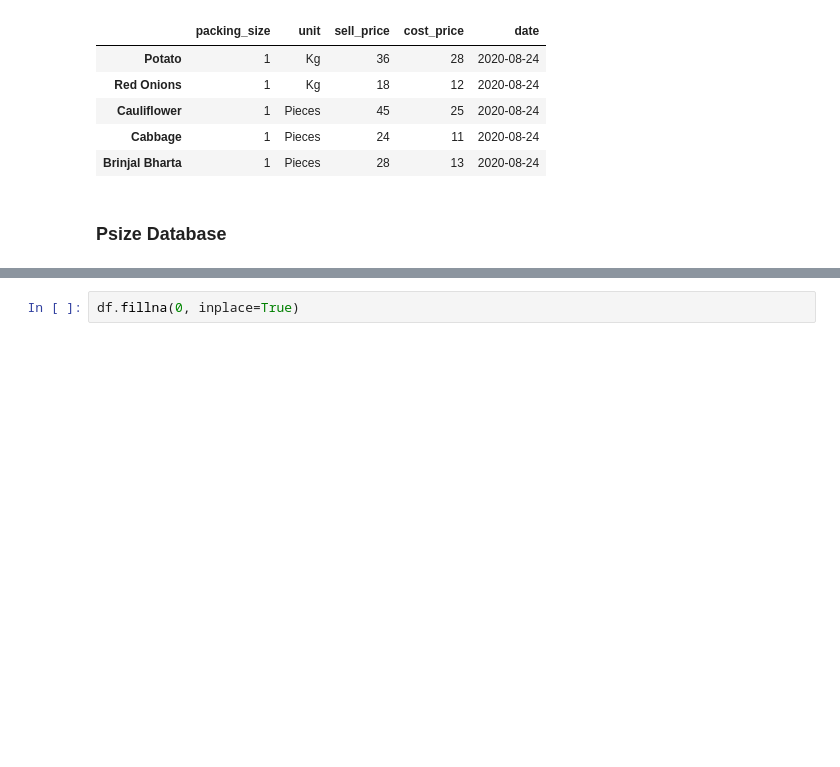
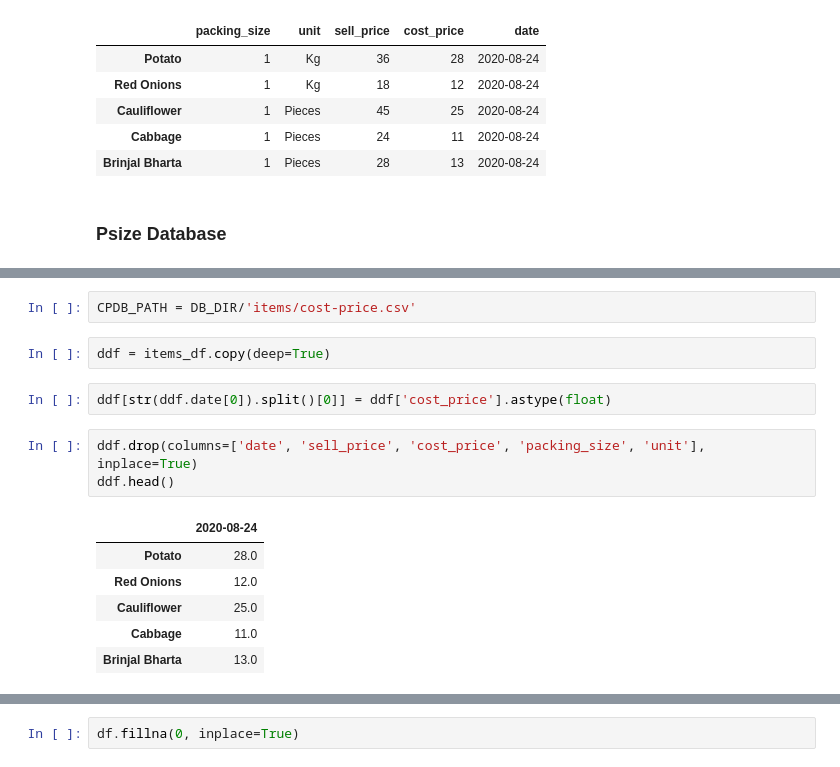
Before and after one commit to ads1419/zoho-bhor-farms, a Jupyter notebook: maintain-databases.ipynb, the cells around one changed output, grey strips where cells are left out. Drawn from its saved outputs; the diff is of its cells as text; blank space fills up the shorter version.

```diff
--- a/maintain-databases.ipynb
+++ b/maintain-databases.ipynb
@@ -173,0 +166,16 @@ Name: date, dtype: datetime64[ns]
+# %%
+CPDB_PATH = DB_DIR/'items/cost-price.csv'
+# %%
+ddf = items_df.copy(deep=True)
+# %%
+ddf[str(ddf.date[0]).split()[0]] = ddf['cost_price'].astype(float)
+# %%
+ddf.drop(columns=['date', 'sell_price', 'cost_price', 'packing_size', 'unit'], inplace=True)
+ddf.head()
+# %% [output]
+|  | 2020-08-24 |
+| Potato | 28.0 |
+| Red Onions | 12.0 |
+| Cauliflower | 25.0 |
+| Cabbage | 11.0 |
+| Brinjal Bharta | 13.0 |
```
Also changed, not shown: parts of 23 cells of this notebook.
